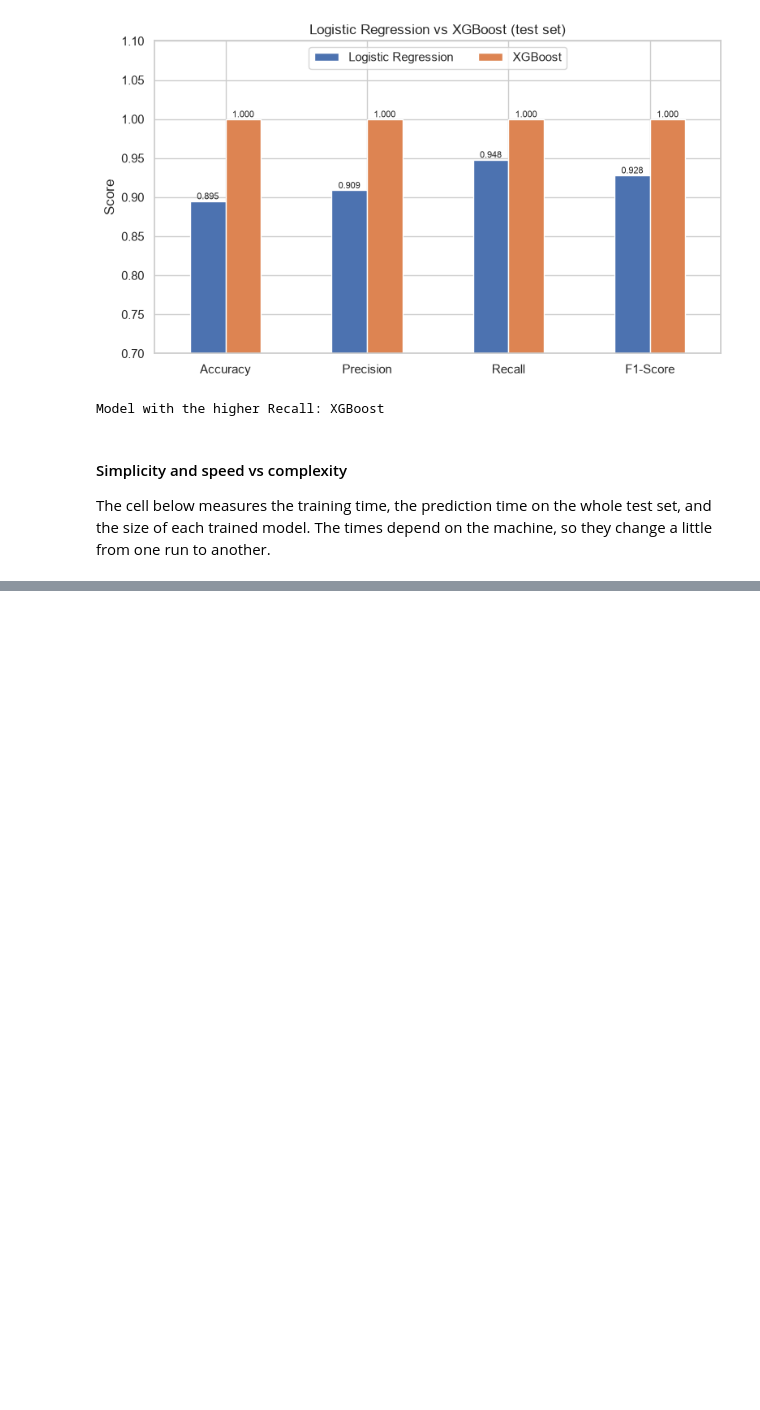
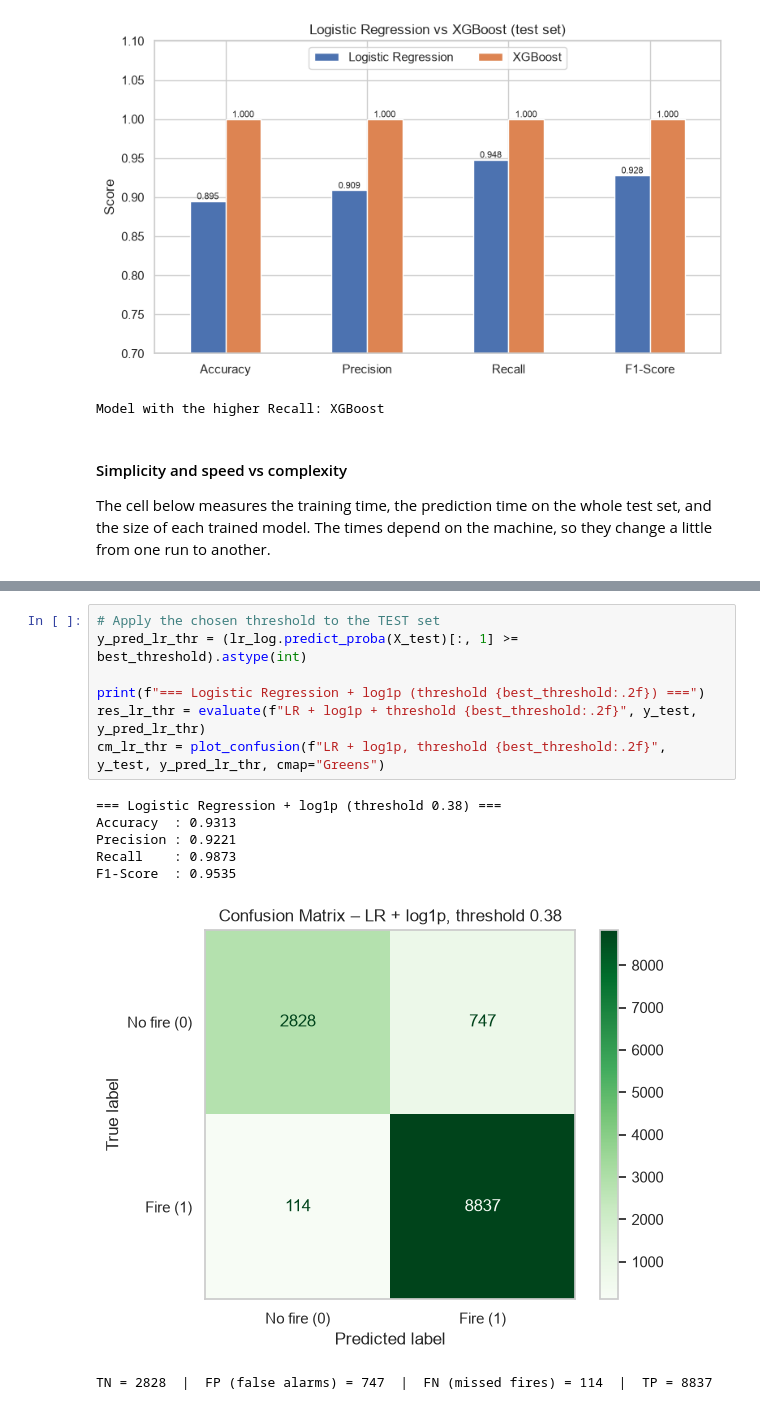
Before and after one commit to Damim-03/AIoT-2025, a Jupyter notebook: TP1/Fire_Alarm_Detection.ipynb, the cells around one changed output, grey strips where cells are left out. Saved outputs shown, nothing was run; the diff lists cells and outputs as text; blank space fills up the shorter version.

```diff
--- a/TP1/Fire_Alarm_Detection.ipynb
+++ b/TP1/Fire_Alarm_Detection.ipynb
@@ -455,0 +601,15 @@ A tree can learn thresholds and combinations of sensors. Logistic Regression can
+# %%
+# Apply the chosen threshold to the TEST set
+y_pred_lr_thr = (lr_log.predict_proba(X_test)[:, 1] >= best_threshold).astype(int)
+
+print(f"=== Logistic Regression + log1p (threshold {best_threshold:.2f}) ===")
+res_lr_thr = evaluate(f"LR + log1p + threshold {best_threshold:.2f}", y_test, y_pred_lr_thr)
+cm_lr_thr = plot_confusion(f"LR + log1p, threshold {best_threshold:.2f}", y_test, y_pred_lr_thr, cmap="Greens")
+# %% [output]
+=== Logistic Regression + log1p (threshold 0.38) ===
+Accuracy  : 0.9313
+Precision : 0.9221
+Recall    : 0.9873
+F1-Score  : 0.9535
+[figure, added]
+TN = 2828  |  FP (false alarms) = 747  |  FN (missed fires) = 114  |  TP = 8837
```
Also changed, not shown: parts of 28 cells of this notebook.
